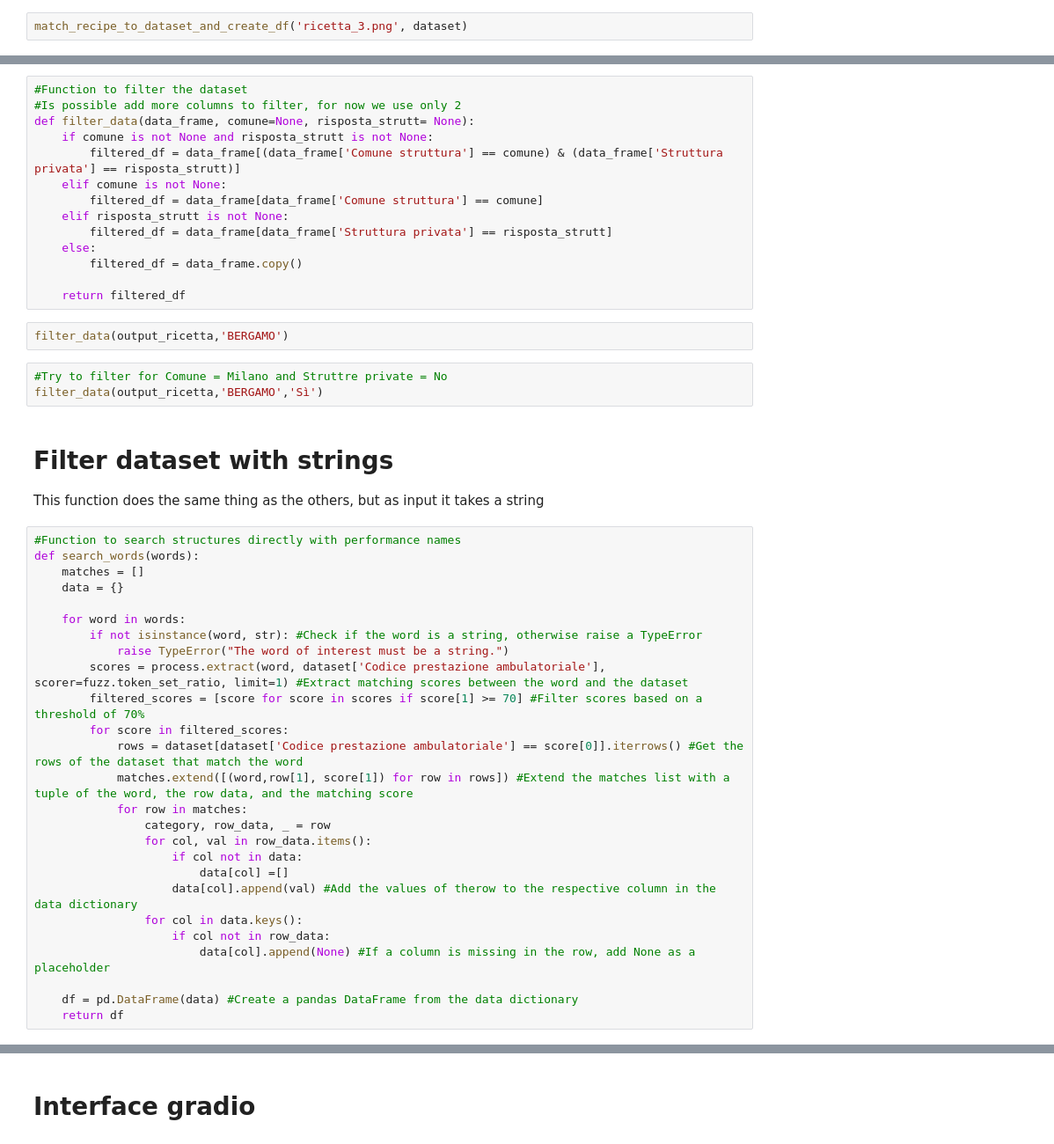
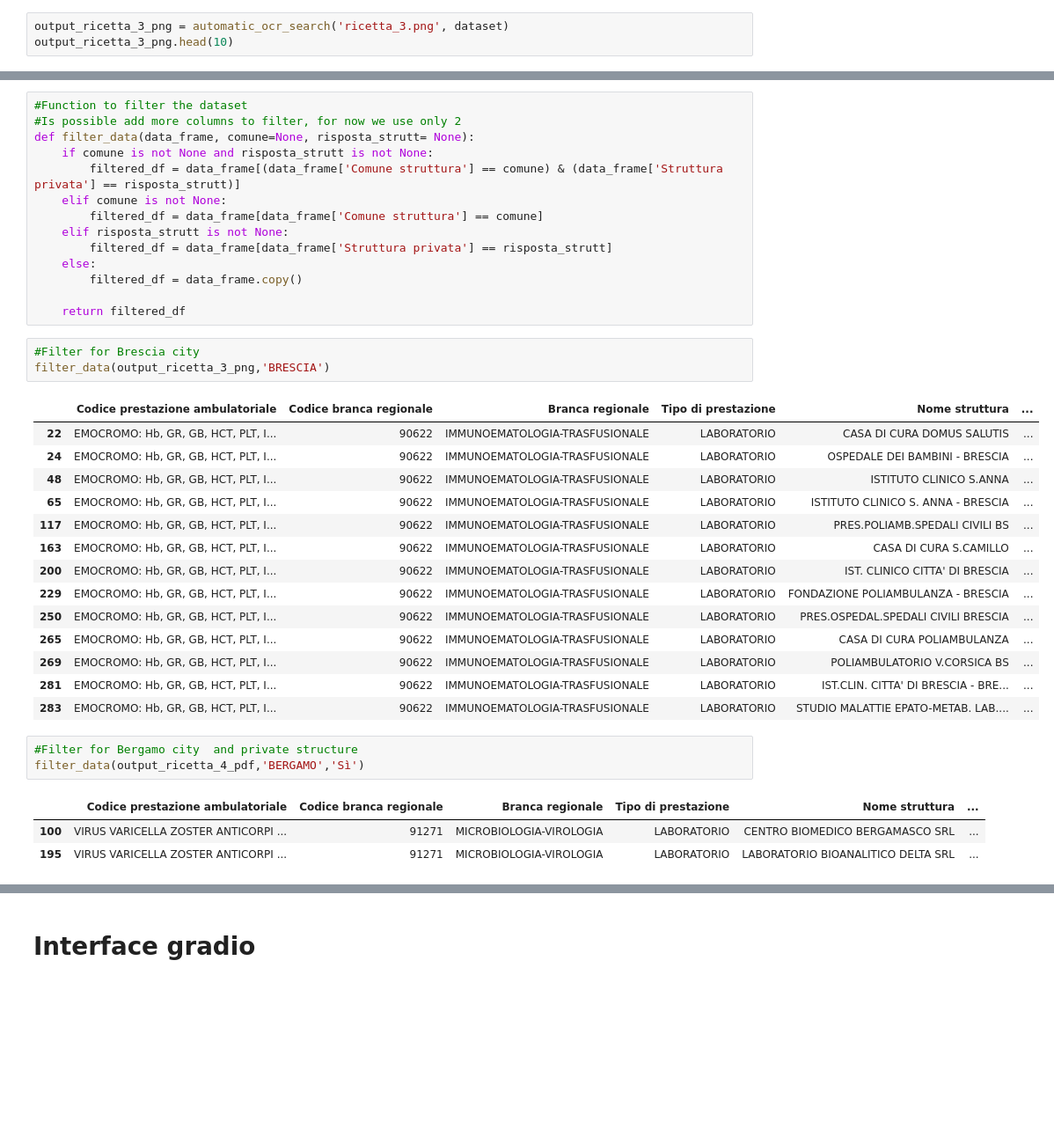
Before and after one commit to SimoneFarallo/Project_public_and_social_services, a Jupyter notebook: Extra_tools.ipynb, the cells around one changed output, grey strips where cells are left out. Shown at 88% size. Drawn from its saved outputs; the diff is of its cells as text; blank space fills up the shorter version.

```diff
--- a/Extra_tools.ipynb
+++ b/Extra_tools.ipynb
@@ -217,2 +164,3 @@ def match_recipe_to_dataset_and_create_df(file: str, dataset: pd.DataFrame) -> p
 # %%
-match_recipe_to_dataset_and_create_df('ricetta_3.png', dataset)
+output_ricetta_3_png = automatic_ocr_search('ricetta_3.png', dataset)
+output_ricetta_3_png.head(10)
@@ -233,38 +264,28 @@ def filter_data(data_frame, comune=None, risposta_strutt= None):
         filtered_df = data_frame.copy()
 
     return filtered_df
-# %%
-filter_data(output_ricetta,'BERGAMO')
+# %%
+#Filter for Brescia city
+filter_data(output_ricetta_3_png,'BRESCIA')
+# %% [output]
+|  | Codice prestazione ambulatoriale | Codice branca regionale | Branca regionale | Tipo di prestazione | Nome struttura | ... |
+| 22 | EMOCROMO: Hb, GR, GB, HCT, PLT, I... | 90622 | IMMUNOEMATOLOGIA-TRASFUSIONALE | LABORATORIO | CASA DI CURA DOMUS SALUTIS | ... |
+| 24 | EMOCROMO: Hb, GR, GB, HCT, PLT, I... | 90622 | IMMUNOEMATOLOGIA-TRASFUSIONALE | LABORATORIO | OSPEDALE DEI BAMBINI - BRESCIA | ... |
+| 48 | EMOCROMO: Hb, GR, GB, HCT, PLT, I... | 90622 | IMMUNOEMATOLOGIA-TRASFUSIONALE | LABORATORIO | ISTITUTO CLINICO S.ANNA | ... |
+| 65 | EMOCROMO: Hb, GR, GB, HCT, PLT, I... | 90622 | IMMUNOEMATOLOGIA-TRASFUSIONALE | LABORATORIO | ISTITUTO CLINICO S. ANNA - BRESCIA | ... |
+| 117 | EMOCROMO: Hb, GR, GB, HCT, PLT, I... | 90622 | IMMUNOEMATOLOGIA-TRASFUSIONALE | LABORATORIO | PRES.POLIAMB.SPEDALI CIVILI BS | ... |
+| 163 | EMOCROMO: Hb, GR, GB, HCT, PLT, I... | 90622 | IMMUNOEMATOLOGIA-TRASFUSIONALE | LABORATORIO | CASA DI CURA S.CAMILLO | ... |
+| 200 | EMOCROMO: Hb, GR, GB, HCT, PLT, I... | 90622 | IMMUNOEMATOLOGIA-TRASFUSIONALE | LABORATORIO | IST. CLINICO CITTA' DI BRESCIA | ... |
+| 229 | EMOCROMO: Hb, GR, GB, HCT, PLT, I... | 90622 | IMMUNOEMATOLOGIA-TRASFUSIONALE | LABORATORIO | FONDAZIONE POLIAMBULANZA - BRESCIA | ... |
+| 250 | EMOCROMO: Hb, GR, GB, HCT, PLT, I... | 90622 | IMMUNOEMATOLOGIA-TRASFUSIONALE | LABORATORIO | PRES.OSPEDAL.SPEDALI CIVILI BRESCIA | ... |
+| 265 | EMOCROMO: Hb, GR, GB, HCT, PLT, I... | 90622 | IMMUNOEMATOLOGIA-TRASFUSIONALE | LABORATORIO | CASA DI CURA POLIAMBULANZA | ... |
+| 269 | EMOCROMO: Hb, GR, GB, HCT, PLT, I... | 90622 | IMMUNOEMATOLOGIA-TRASFUSIONALE | LABORATORIO | POLIAMBULATORIO V.CORSICA BS | ... |
+| 281 | EMOCROMO: Hb, GR, GB, HCT, PLT, I... | 90622 | IMMUNOEMATOLOGIA-TRASFUSIONALE | LABORATORIO | IST.CLIN. CITTA' DI BRESCIA - BRE... | ... |
+| 283 | EMOCROMO: Hb, GR, GB, HCT, PLT, I... | 90622 | IMMUNOEMATOLOGIA-TRASFUSIONALE | LABORATORIO | STUDIO MALATTIE EPATO-METAB. LAB.... | ... |
 # %%
-#Try to filter for Comune = Milano and Struttre private = No
-filter_data(output_ricetta,'BERGAMO','Sì')
+#Filter for Bergamo city  and private structure
+filter_data(output_ricetta_4_pdf,'BERGAMO','Sì')
+# %% [output]
+|  | Codice prestazione ambulatoriale | Codice branca regionale | Branca regionale | Tipo di prestazione | Nome struttura | ... |
+| 100 | VIRUS VARICELLA ZOSTER ANTICORPI ... | 91271 | MICROBIOLOGIA-VIROLOGIA | LABORATORIO | CENTRO BIOMEDICO BERGAMASCO SRL | ... |
+| 195 | VIRUS VARICELLA ZOSTER ANTICORPI ... | 91271 | MICROBIOLOGIA-VIROLOGIA | LABORATORIO | LABORATORIO BIOANALITICO DELTA SRL | ... |
-# %% [markdown]
-# Filter dataset with strings
-
-This function does the same thing as the others, but as input it takes a string
-# %%
-#Function to search structures directly with performance names
-def search_words(words):
-    matches = []
-    data = {}
-
-    for word in words:
-        if not isinstance(word, str): #Check if the word is a string, otherwise raise a TypeError
-            raise TypeError("The word of interest must be a string.")
-        scores = process.extract(word, dataset['Codice prestazione ambulatoriale'], scorer=fuzz.token_set_ratio, limit=1) #Extract matching scores between the word and the dataset
-        filtered_scores = [score for score in scores if score[1] >= 70] #Filter scores based on a threshold of 70%
-        for score in filtered_scores:
-            rows = dataset[dataset['Codice prestazione ambulatoriale'] == score[0]].iterrows() #Get the rows of the dataset that match the word
-            matches.extend([(word,row[1], score[1]) for row in rows]) #Extend the matches list with a tuple of the word, the row data, and the matching score
-            for row in matches:
-                category, row_data, _ = row
-                for col, val in row_data.items():
-                    if col not in data:
-                        data[col] =[]
-                    data[col].append(val) #Add the values of therow to the respective column in the data dictionary
-                for col in data.keys():
-                    if col not in row_data:
-                        data[col].append(None) #If a column is missing in the row, add None as a placeholder
-
-    df = pd.DataFrame(data) #Create a pandas DataFrame from the data dictionary
-    return df
```
Also changed, not shown: parts of 31 cells of this notebook, 1 other file.
